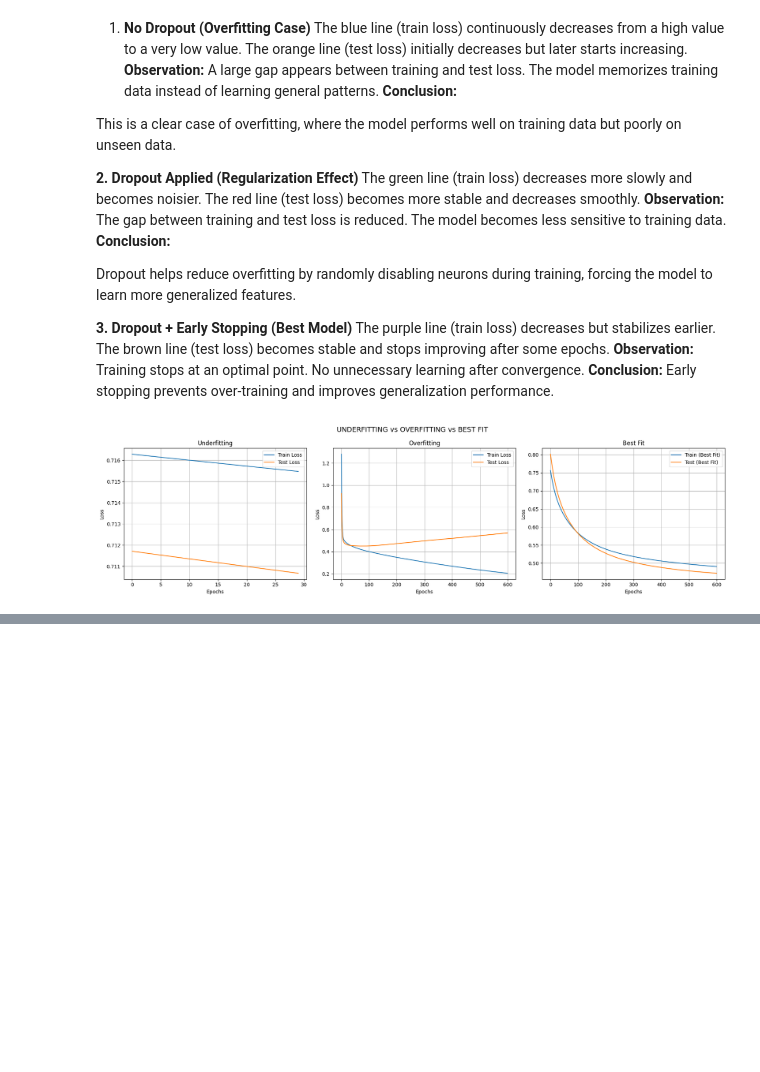
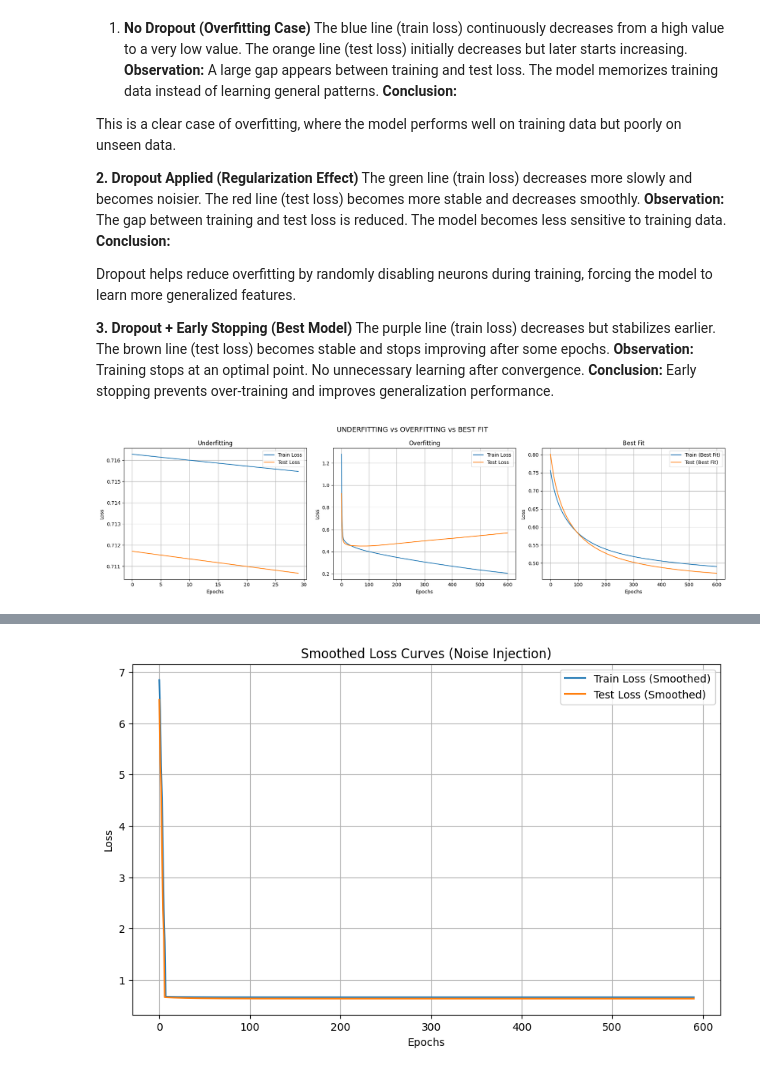
Before and after one commit to HiraNawaz2415/DL-Assignment-1, a Jupyter notebook: ADL_CompleteAssignment_1.ipynb, the cells around one changed output, grey strips where cells are left out. Drawn from its saved outputs; the diff is of its cells as text; code cells hidden in the pictures; blank space fills up the shorter version.

```diff
--- a/ADL_CompleteAssignment_1.ipynb
+++ b/ADL_CompleteAssignment_1.ipynb
@@ -3834,0 +3964,13 @@ plt.show()
+# %%
+import numpy as np
+
+# -----------------------------
+# NOISE INJECTION FUNCTION
+# -----------------------------
+def add_noise(X, noise_factor=0.01):
+    """
+    Adds small Gaussian noise to input data.
+    Helps reduce overfitting by improving generalization.
+    """
+    noise = noise_factor * np.random.randn(*X.shape)
+    return X + noise
@@ -3834,0 +4039,2 @@ plt.show()
+# %%
+train_losses, test_losses = train_mlp()
@@ -3834,0 +4059,20 @@ plt.show()
+# %%
+import numpy as np
+
+def smooth(data, window=10):
+    return np.convolve(data, np.ones(window)/window, mode='valid')
+
+plt.figure(figsize=(10,6))
+
+plt.plot(smooth(train_losses), label="Train Loss (Smoothed)")
+plt.plot(smooth(test_losses), label="Test Loss (Smoothed)")
+
+plt.title("Smoothed Loss Curves (Noise Injection)")
+plt.xlabel("Epochs")
+plt.ylabel("Loss")
+plt.legend()
+plt.grid(True)
+
+plt.show()
+# %% [output]
+[figure, added]
```
Also changed, not shown: parts of 15 cells of this notebook.
